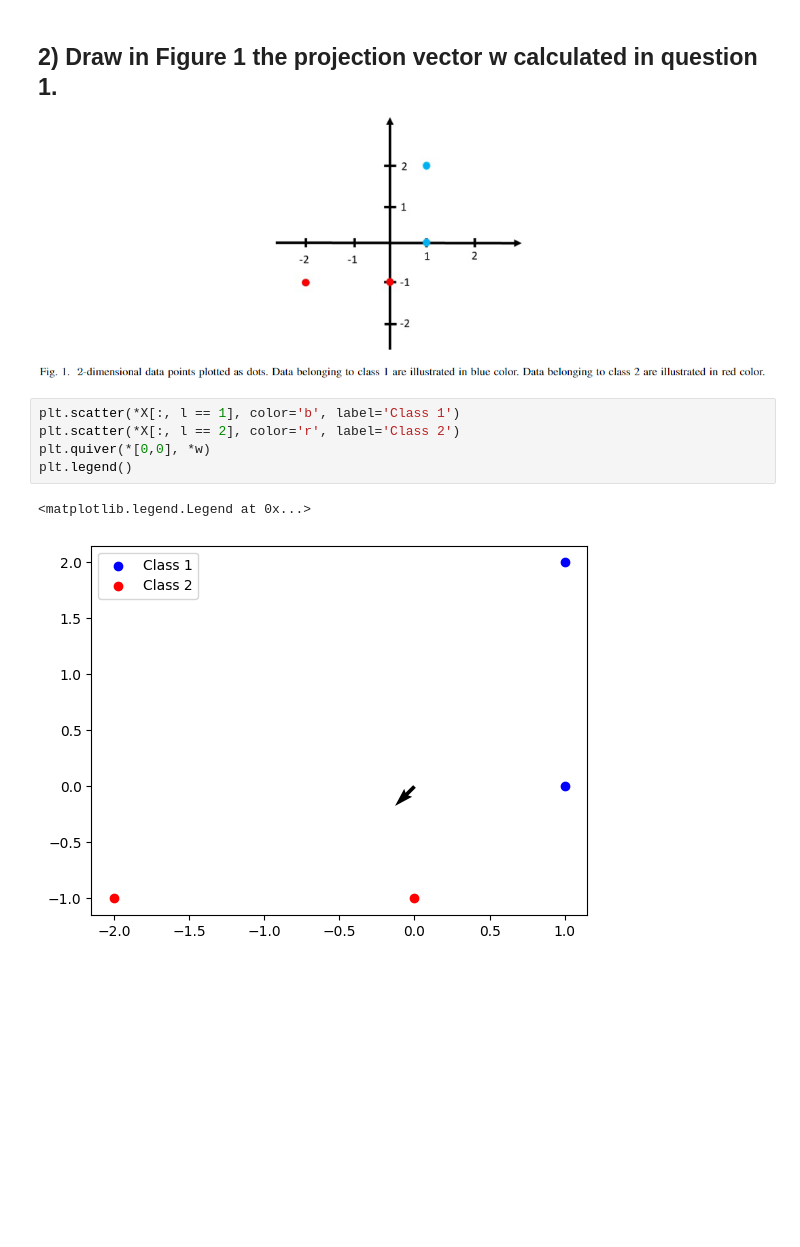
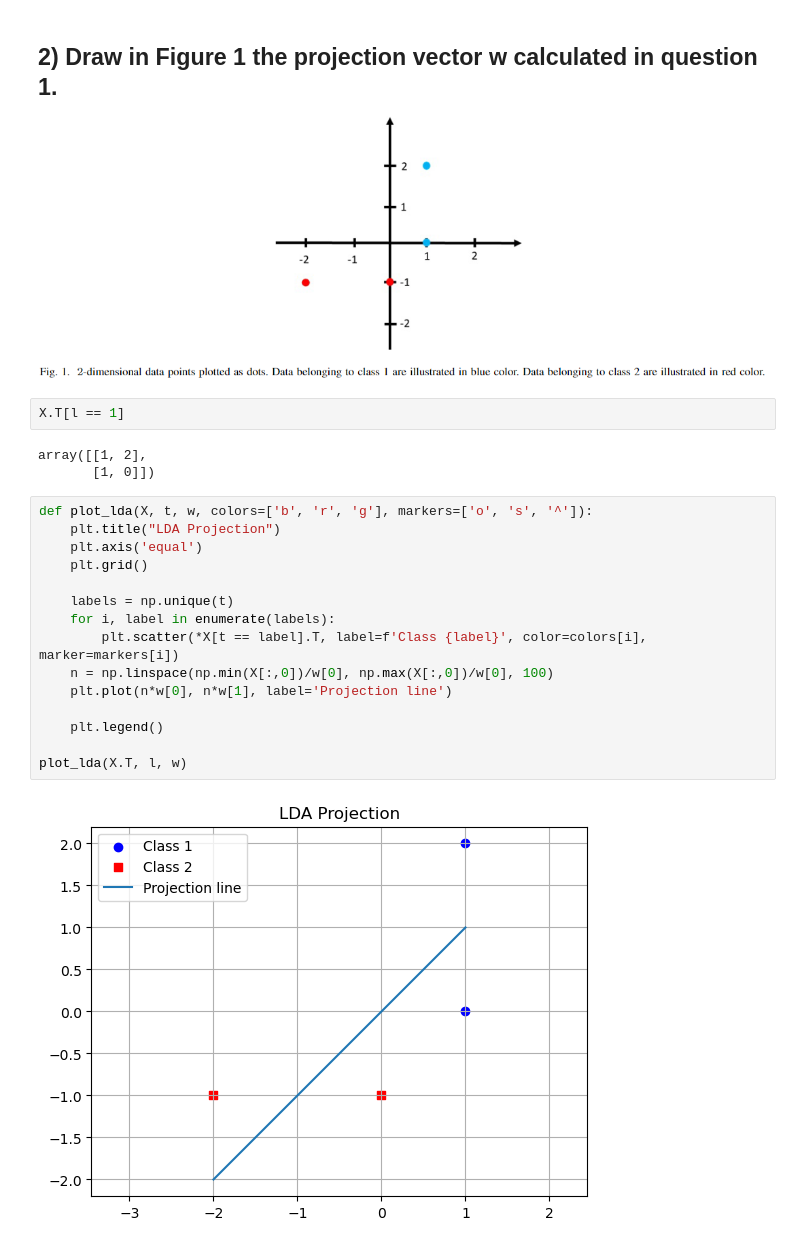
Before and after one commit to Khanrik/UniFolder, a Jupyter notebook: 5. Semester/Machine Learning/TØ/Week7/Hybrid Exercise Week 7.ipynb, the cells around one changed output. Cells and saved outputs as stored; diff of their text form; blank space fills up the shorter version.

```diff
--- a/5. Semester/Machine Learning/TØ/Week7/Hybrid Exercise Week 7.ipynb
+++ b/5. Semester/Machine Learning/TØ/Week7/Hybrid Exercise Week 7.ipynb
@@ -161,11 +161,25 @@ w =
 # %% [markdown]
 ## 2) Draw in Figure 1 the projection vector w calculated in question 1.
 ![image.png](attachment:image.png)
-# %%
-plt.scatter(*X[:, l == 1], color='b', label='Class 1')
-plt.scatter(*X[:, l == 2], color='r', label='Class 2')
-plt.quiver(*[0,0], *w)
-plt.legend()
-# %% [output]
-<matplotlib.legend.Legend at 0x...>
-[figure, removed]
+# %%
+X.T[l == 1]
+# %% [output]
+array([[1, 2],
+       [1, 0]])
+# %%
+def plot_lda(X, t, w, colors=['b', 'r', 'g'], markers=['o', 's', '^']):
+    plt.title("LDA Projection")
+    plt.axis('equal')
+    plt.grid()
+
+    labels = np.unique(t)
+    for i, label in enumerate(labels):
+        plt.scatter(*X[t == label].T, label=f'Class {label}', color=colors[i], marker=markers[i])
+    n = np.linspace(np.min(X[:,0])/w[0], np.max(X[:,0])/w[0], 100)
+    plt.plot(n*w[0], n*w[1], label='Projection line')
+
+    plt.legend()
+
+plot_lda(X.T, l, w)
+# %% [output]
+[figure, added]
```
Also changed, not shown: 20 other files.
